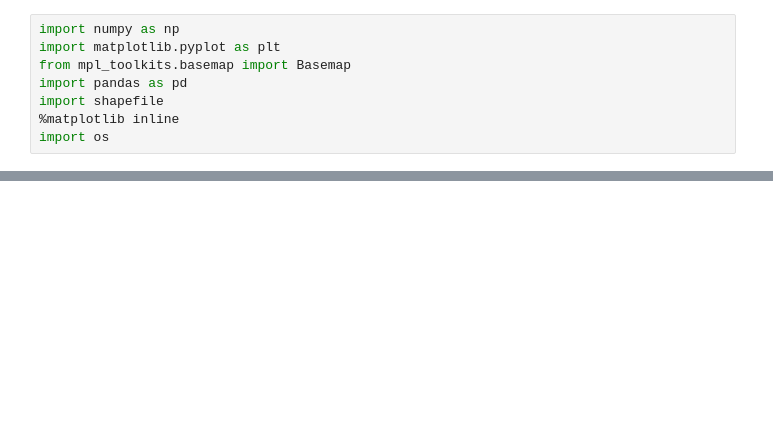
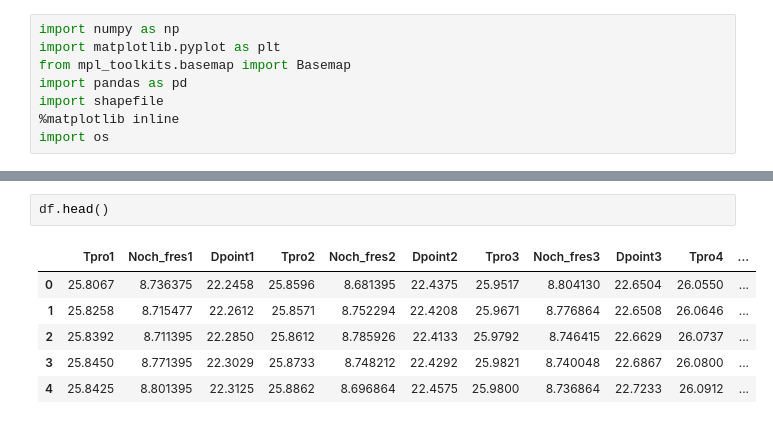
Before and after one commit to jorgemauricio/utna_roya, a Jupyter notebook: Untitled.ipynb, the cells around one changed output, grey strips where cells are left out. Cells and saved outputs as stored; diff of their text form; blank space fills up the shorter version.

```diff
--- a/Untitled.ipynb
+++ b/Untitled.ipynb
@@ -9 +22,10 @@ import os
+# %%
+df.head()
+# %% [output]
+|  | Tpro1 | Noch_fres1 | Dpoint1 | Tpro2 | Noch_fres2 | Dpoint2 | Tpro3 | Noch_fres3 | Dpoint3 | Tpro4 | ... |
+| 0 | 25.8067 | 8.736375 | 22.2458 | 25.8596 | 8.681395 | 22.4375 | 25.9517 | 8.804130 | 22.6504 | 26.0550 | ... |
+| 1 | 25.8258 | 8.715477 | 22.2612 | 25.8571 | 8.752294 | 22.4208 | 25.9671 | 8.776864 | 22.6508 | 26.0646 | ... |
+| 2 | 25.8392 | 8.711395 | 22.2850 | 25.8612 | 8.785926 | 22.4133 | 25.9792 | 8.746415 | 22.6629 | 26.0737 | ... |
+| 3 | 25.8450 | 8.771395 | 22.3029 | 25.8733 | 8.748212 | 22.4292 | 25.9821 | 8.740048 | 22.6867 | 26.0800 | ... |
+| 4 | 25.8425 | 8.801395 | 22.3125 | 25.8862 | 8.696864 | 22.4575 | 25.9800 | 8.736864 | 22.7233 | 26.0912 | ... |
 # %%
```
Also changed, not shown: parts of 8 cells of this notebook, 2 other files.
